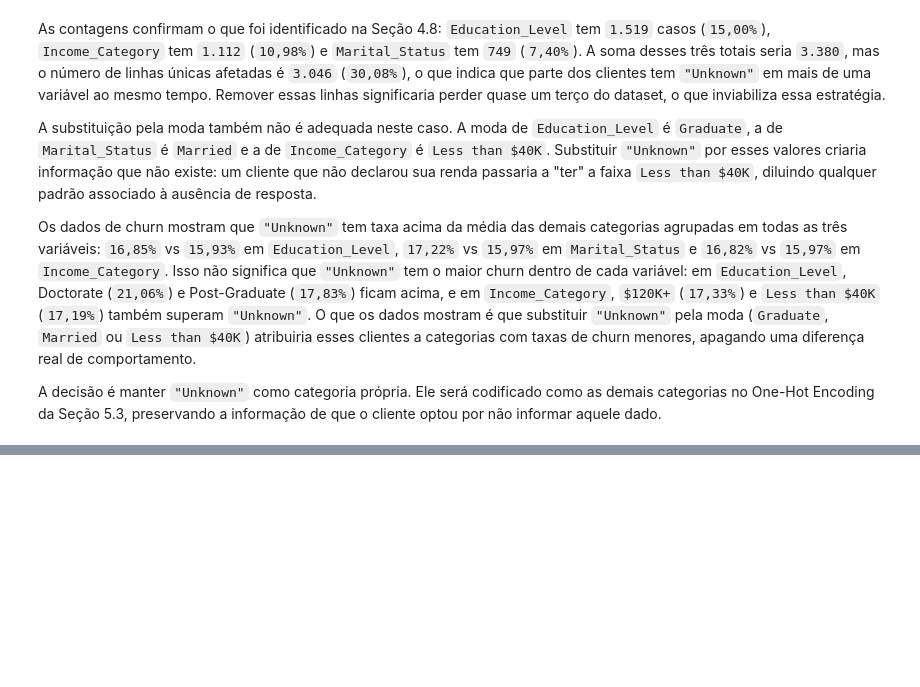
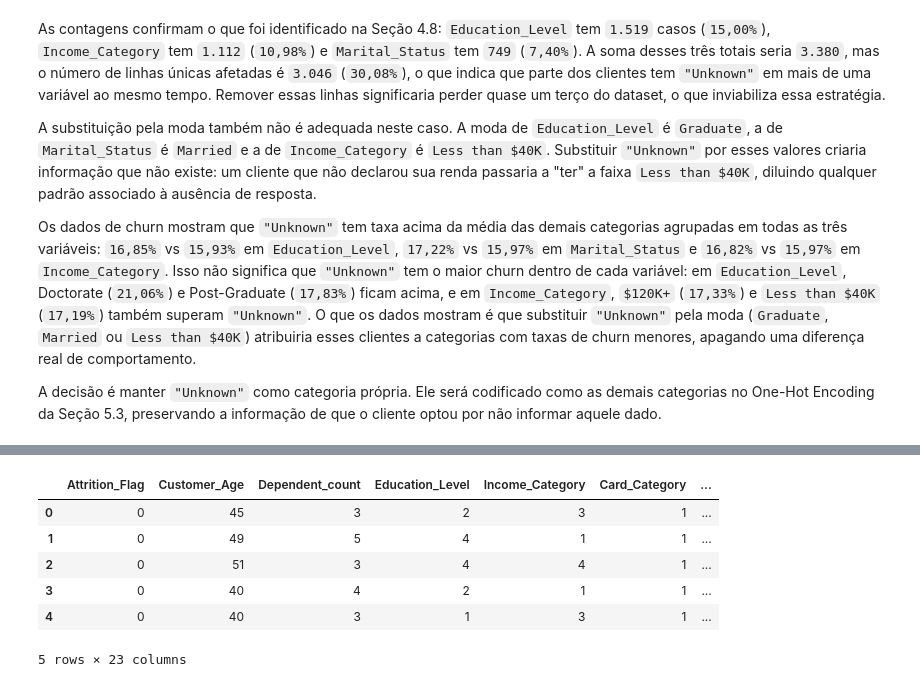
Before and after one commit to diogorblessa/mvp-credit-card-churn, a Jupyter notebook: notebooks/mvp_eda_preprocessing.ipynb, the cells around one changed output, grey strips where cells are left out. Saved outputs shown, nothing was run; the diff lists cells and outputs as text; code cells hidden in the pictures; blank space fills up the shorter version.

Commit message:
Bloco 5.3: encoding de categóricas (label, ordinal e one-hot)

```diff
--- a/notebooks/mvp_eda_preprocessing.ipynb
+++ b/notebooks/mvp_eda_preprocessing.ipynb
@@ -1125,0 +1143,13 @@ A decisão é manter `"Unknown"` como categoria própria. Ele será codificado c
+# %%
+# Cópia de df_prep para aplicar todos os encodings
+df_encoded = df_prep.copy()
+
+# Label Encoding do target: Existing Customer → 0, Attrited Customer → 1
+df_encoded['Attrition_Flag'] = df_encoded['Attrition_Flag'].map({
+    'Existing Customer': 0,
+    'Attrited Customer': 1
+})
+
+print('Distribuição do target após Label Encoding:')
+print(df_encoded['Attrition_Flag'].value_counts())
+print(f"0 = Existing Customer | 1 = Attrited Customer")
@@ -1125,0 +1221,14 @@ A decisão é manter `"Unknown"` como categoria própria. Ele será codificado c
+# %%
+# One-Hot Encoding para Gender e Marital_Status (variáveis nominais sem ordem natural)
+# dtype=int converte os valores booleanos para 0/1
+df_encoded = pd.get_dummies(df_encoded, columns=['Gender', 'Marital_Status'], dtype=int)
+
+# Identificar as colunas binárias criadas pelo OHE
+# (serão excluídas da normalização e padronização nas Seções 5.8 e 5.9)
+colunas_ohe = [c for c in df_encoded.columns if c.startswith(('Gender_', 'Marital_Status_'))]
+print('Colunas binárias criadas pelo OHE:')
+print(colunas_ohe)
+
+print(f'Shape de df_encoded: {df_encoded.shape}')
+print('Tipos de dados de df_encoded:')
+print(df_encoded.dtypes)
@@ -1125,0 +1253,10 @@ A decisão é manter `"Unknown"` como categoria própria. Ele será codificado c
+# %%
+df_encoded.head()
+# %% [output]
+|  | Attrition_Flag | Customer_Age | Dependent_count | Education_Level | Income_Category | Card_Category | ... |
+| 0 | 0 | 45 | 3 | 2 | 3 | 1 | ... |
+| 1 | 0 | 49 | 5 | 4 | 1 | 1 | ... |
+| 2 | 0 | 51 | 3 | 4 | 4 | 1 | ... |
+| 3 | 0 | 40 | 4 | 2 | 1 | 1 | ... |
+| 4 | 0 | 40 | 3 | 1 | 3 | 1 | ... |
+5 rows × 23 columns
```
Also changed, not shown: parts of 5 cells of this notebook.
